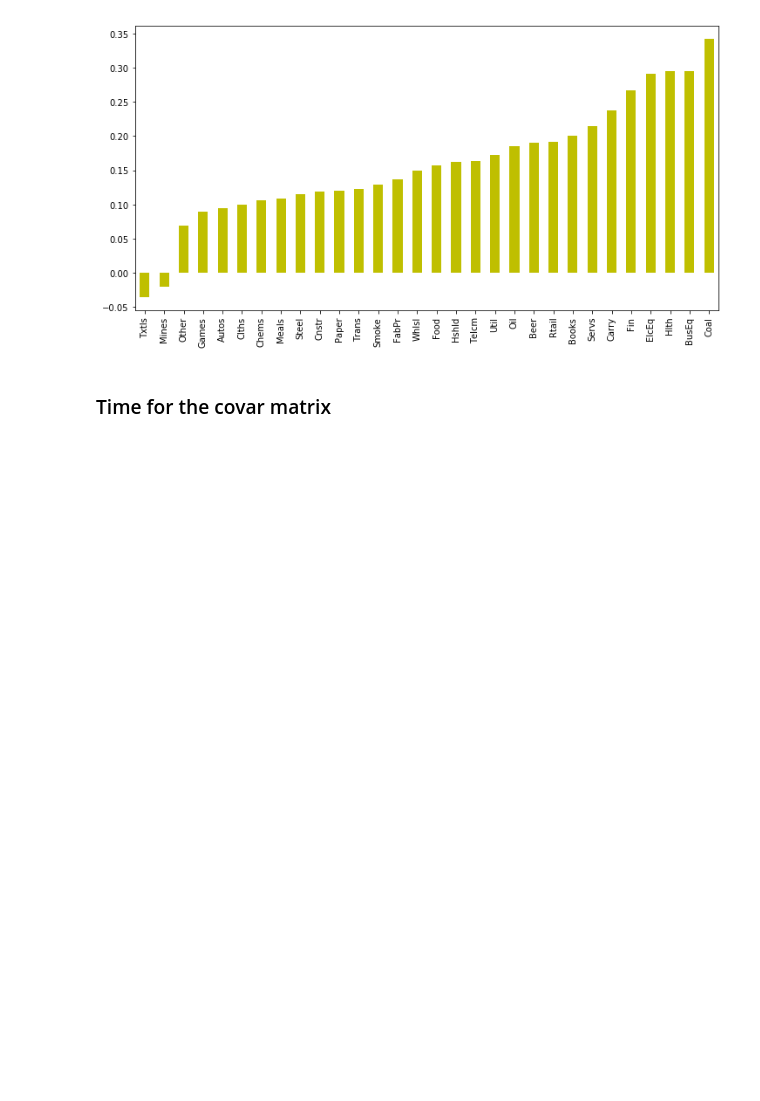
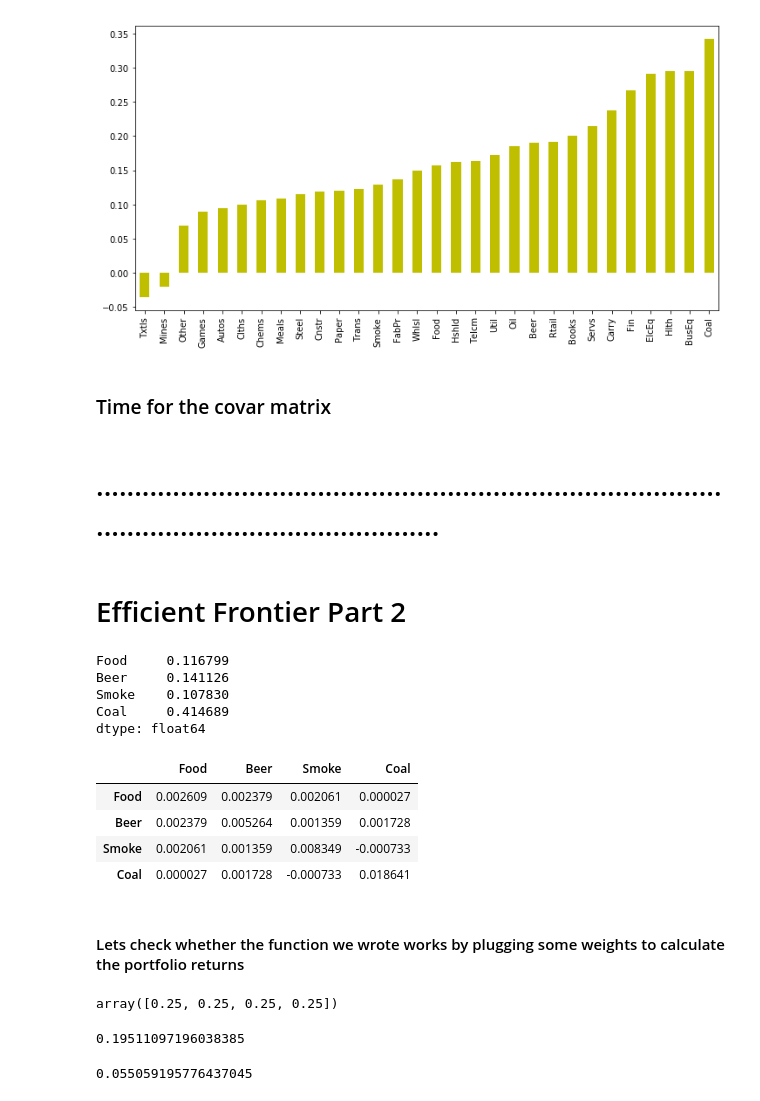
Before and after one commit to biv-neupane7/Investment-management-with-python, a Jupyter notebook: Week 2 Efficient frontier and portfolio management.ipynb, the cells around one changed output. Drawn from its saved outputs; the diff is of its cells as text; code cells hidden in the pictures; blank space fills up the shorter version.

```diff
--- a/Week 2 Efficient frontier and portfolio management.ipynb
+++ b/Week 2 Efficient frontier and portfolio management.ipynb
@@ -288,3 +288,7 @@ er.plot(kind="bar", figsize=(12,6), color="y")
 ### Time for the covar matrix
 # %%
 cov=ind["1995":"2000"].cov()
+# %% [markdown]
+# ...............................................................................................................................
+# %% [markdown]
+# Efficient Frontier Part 2
@@ -290,0 +313,20 @@ cov=ind["1995":"2000"].cov()
+# %%
+l=["Food","Beer","Smoke","Coal"]
+er[l]
+# %% [output]
+Food     0.116799
+Beer     0.141126
+Smoke    0.107830
+Coal     0.414689
+dtype: float64
+# %%
+cov.loc[l,l] # .iloc gives you the index location by integers whereas .loc gives you the index location by
+                                                                                # the index (rows or columns)
+# %% [output]
+|  | Food | Beer | Smoke | Coal |
+| Food | 0.002609 | 0.002379 | 0.002061 | 0.000027 |
+| Beer | 0.002379 | 0.005264 | 0.001359 | 0.001728 |
+| Smoke | 0.002061 | 0.001359 | 0.008349 | -0.000733 |
+| Coal | 0.000027 | 0.001728 | -0.000733 | 0.018641 |
+# %% [markdown]
+#### Lets check whether the function we wrote works by plugging some weights to calculate the portfolio returns
@@ -290,0 +336,13 @@ cov=ind["1995":"2000"].cov()
+# %%
+weights=np.repeat(0.25, 4)
+weights
+# %% [output]
+array([0.25, 0.25, 0.25, 0.25])
+# %%
+ak.portfolio_return(weights, er[l])
+# %% [output]
+0.19511097196038385
+# %%
+ak.portfolio_vol(weights, cov.loc[l,l])
+# %% [output]
+0.055059195776437045
```
Also changed, not shown: parts of 23 cells of this notebook.
